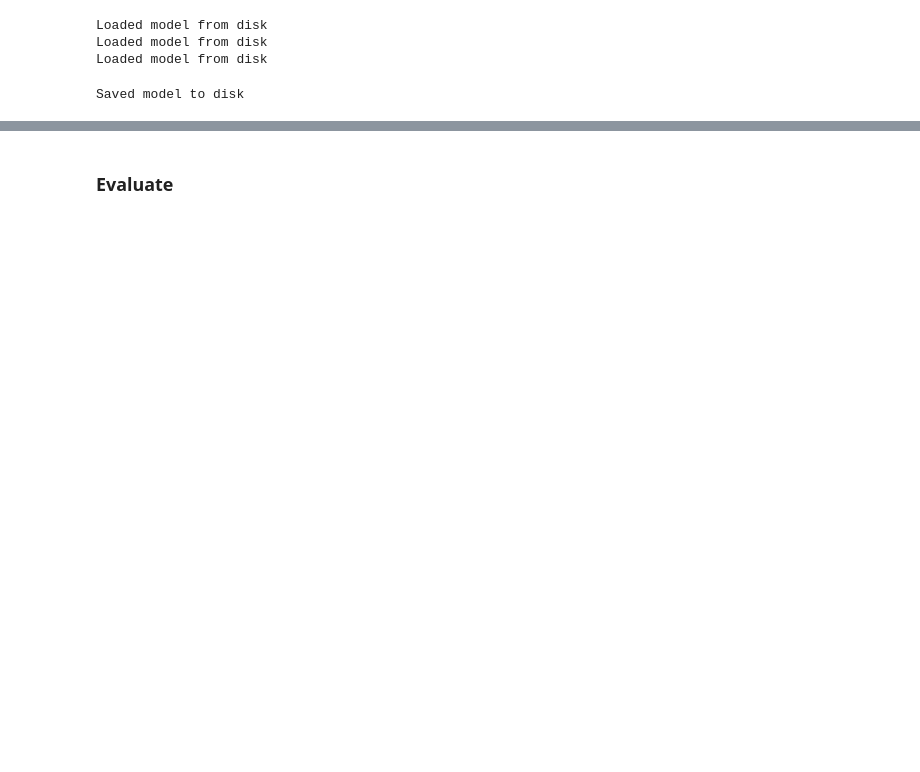
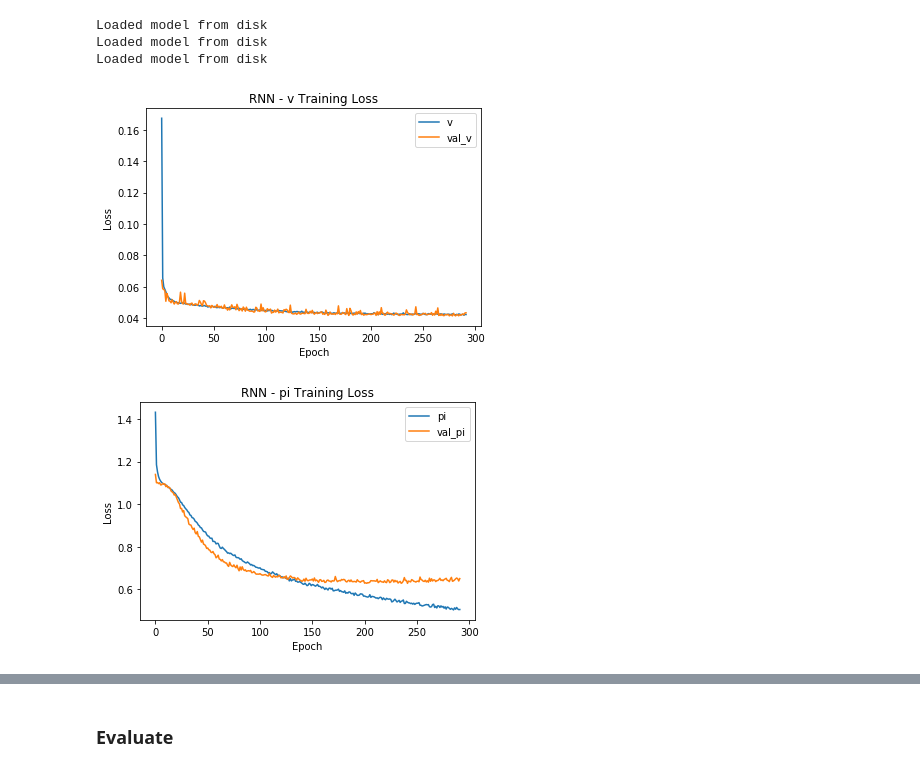
Before and after one commit to tzilkha/AlphaNP, a Jupyter notebook: PerfectPolicyTraining.ipynb, the cells around one changed output, grey strips where cells are left out. Cells and saved outputs as stored; diff of their text form; code cells hidden in the pictures; blank space fills up the shorter version.

```diff
--- a/PerfectPolicyTraining.ipynb
+++ b/PerfectPolicyTraining.ipynb
@@ -164,11 +167,11 @@ Loaded model from disk
 Loaded model from disk
 Loaded model from disk
 # %%
-def plot_training(history):
+def plot_training(history, model_name):
     # Plot training & validation v loss values
     plt.plot(history['v_loss'])
     plt.plot(history['val_v_loss'])
-    plt.title('v Training Loss')
+    plt.title(model_name+' - v Training Loss')
     plt.ylabel('Loss')
     plt.xlabel('Epoch')
     plt.legend(['v', 'val_v'])
@@ -177,13 +180,14 @@ def plot_training(history):
     # Plot training & validation pi loss values
     plt.plot(history['pi_loss'])
     plt.plot(history['val_pi_loss'])
-    plt.title('pi Training Loss')
+    plt.title(model_name+' - pi Training Loss')
     plt.ylabel('Loss')
     plt.xlabel('Epoch')
     plt.legend(['pi', 'val_pi'])
     plt.show()
 # %%
-plot_training(rnn_hist.history)
+plot_training(rnn_hist.history, 'RNN')
 # %% [output]
-Saved model to disk
+[figure, added]
+[figure, added]
 # %%
```
Also changed, not shown: parts of 11 cells of this notebook.
